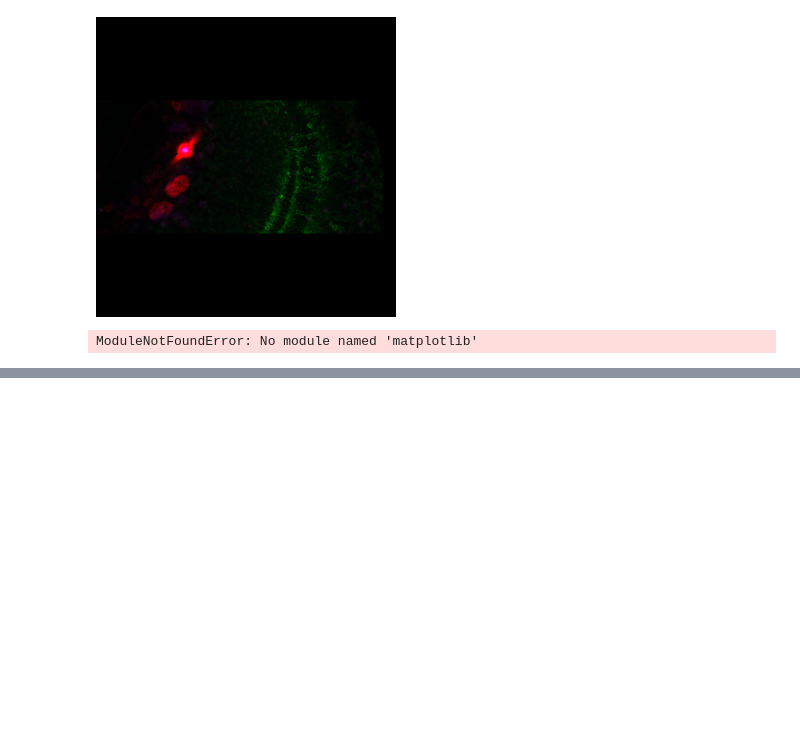
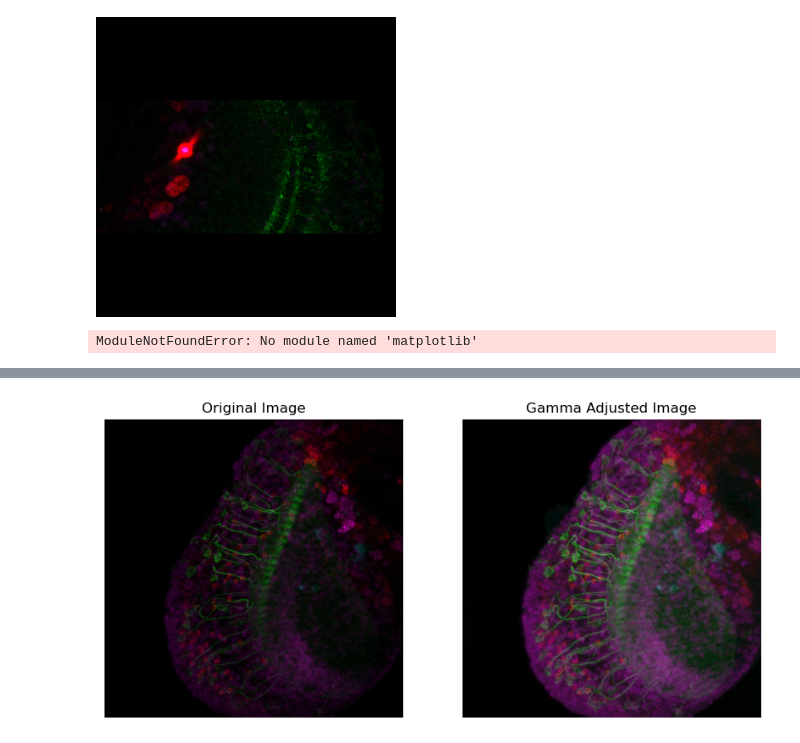
Before and after one commit to JaneliaSciComp/zarrcade, a Jupyter notebook: notebooks/Thumbnails.ipynb, the cells around one changed output, grey strips where cells are left out. Drawn from its saved outputs; the diff is of its cells as text; code cells hidden in the pictures; blank space fills up the shorter version.

```diff
--- a/notebooks/Thumbnails.ipynb
+++ b/notebooks/Thumbnails.ipynb
@@ -156,0 +247,38 @@ plt.show()
+# %%
+
+import numpy as np
+import argparse
+import cv2
+def adjust_gamma(image, gamma=1.0):
+	# build a lookup table mapping the pixel values [0, 255] to
+	# their adjusted gamma values
+	invGamma = 1.0 / gamma
+	table = np.array([((i / 255.0) ** invGamma) * 255
+		for i in np.arange(0, 256)]).astype("uint8")
+	# apply gamma correction using the lookup table
+	return cv2.LUT(image, table)
+
+
+# Load the image
+img = cv2.imread(img_path)
+
+# Apply Gamme correction
+img_clahe = adjust_gamma(img, gamma=1.8)
+cv2.imwrite("gamma.png", img_clahe)
+
+# Display the original and CLAHE adjusted images
+plt.figure(figsize=(10, 5))
+
+plt.subplot(1, 2, 1)
+plt.imshow(cv2.cvtColor(img, cv2.COLOR_BGR2RGB))
+plt.title('Original Image')
+plt.axis('off')
+
+plt.subplot(1, 2, 2)
+plt.imshow(cv2.cvtColor(img_clahe, cv2.COLOR_BGR2RGB))
+plt.title('Gamma Adjusted Image')
+plt.axis('off')
+
+plt.show()
+# %% [output]
+[figure, added]
```
Also changed, not shown: parts of 8 cells of this notebook.
